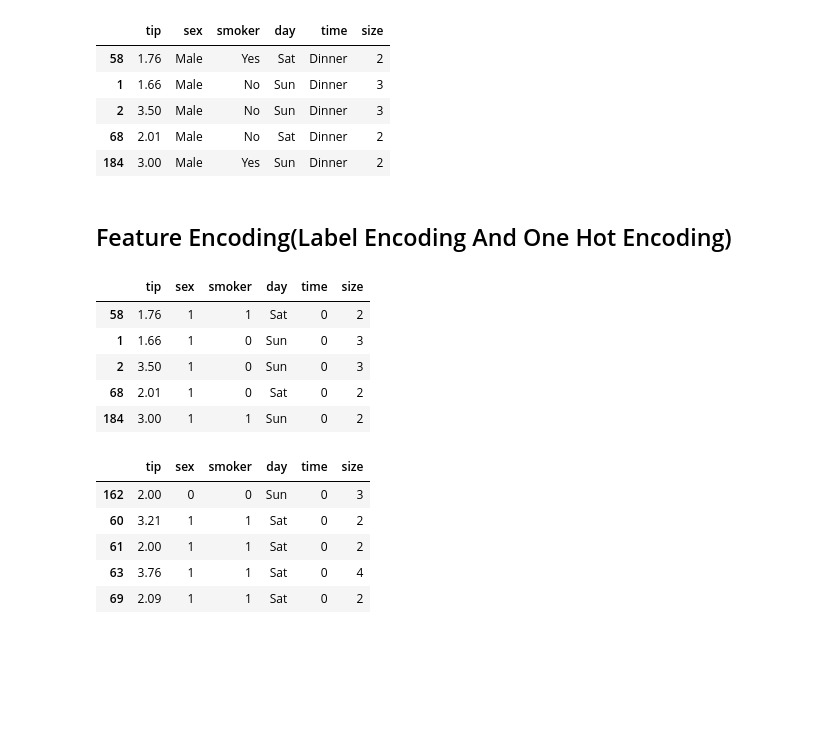
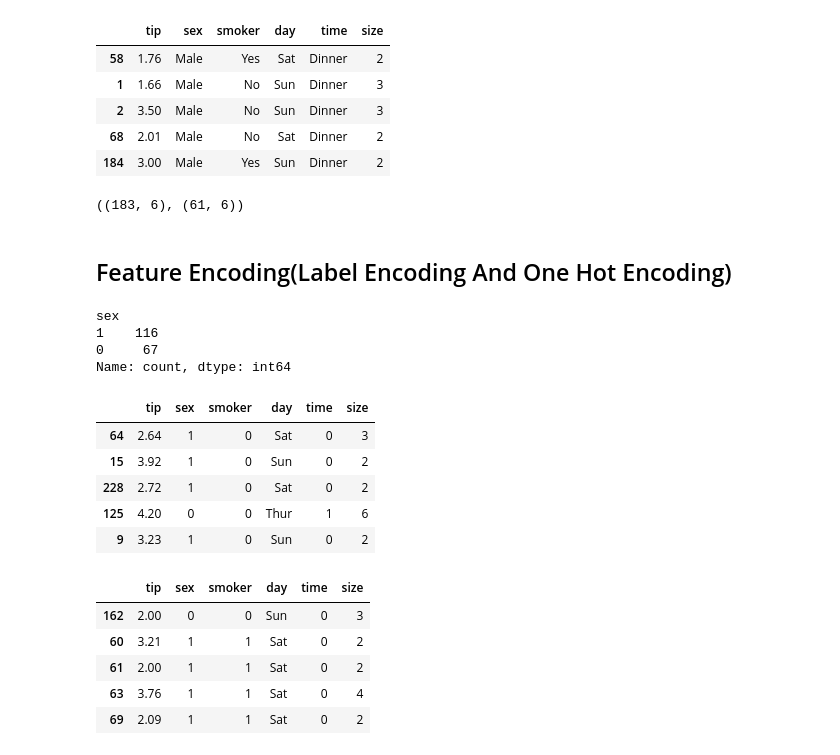
Before and after one commit to ricardorm10/Complete-Data-Science-With-Machine-Learning-And-NLP-2024, a Jupyter notebook: 7-SVM/Practicals/Support Vector Regression Implementation.ipynb, the cells around one changed output. Saved outputs shown, nothing was run; the diff lists cells and outputs as text; code cells hidden in the pictures; blank space fills up the shorter version.

```diff
--- a/7-SVM/Practicals/Support Vector Regression Implementation.ipynb
+++ b/7-SVM/Practicals/Support Vector Regression Implementation.ipynb
@@ -66,0 +70,4 @@ y=df['total_bill']
+# %%
+# Split the data into X and y
+X = df.iloc[:, 1:]
+y = df.iloc[:, 0]
@@ -77,7 +107,16 @@ X_train.head()
 | 2 | 3.50 | Male | No | Sun | Dinner | 3 |
 | 68 | 2.01 | Male | No | Sat | Dinner | 2 |
 | 184 | 3.00 | Male | Yes | Sun | Dinner | 2 |
+# %%
+X_train.shape, X_test.shape
+# %% [output]
+((183, 6), (61, 6))
 # %% [markdown]
 ## Feature Encoding(Label Encoding And One Hot Encoding)
 # %%
 from sklearn.preprocessing import LabelEncoder
+
+# Encode the categorical variables
+label_encoder_1 = LabelEncoder()
+label_encoder_2 = LabelEncoder()
+label_encoder_3 = LabelEncoder()
@@ -88,16 +123,22 @@ le3=LabelEncoder()
 # %%
-import warnings
-warnings.filterwarnings('ignore')
-X_train['sex']=le1.fit_transform(X_train['sex'])
-X_train['smoker']=le2.fit_transform(X_train['smoker'])
-X_train['time']=le3.fit_transform(X_train['time'])
+# Fit and transform the training data
+X_train['sex'] = label_encoder_1.fit_transform(X_train['sex'])
+X_train['smoker'] = label_encoder_2.fit_transform(X_train['smoker'])
+X_train['time'] = label_encoder_3.fit_transform(X_train['time'])
+# %%
+X_train['sex'].value_counts()
+# %% [output]
+sex
+1    116
+0     67
+Name: count, dtype: int64
 # %%
-X_train.head()
+X_train.tail()
 # %% [output]
 |  | tip | sex | smoker | day | time | size |
-| 58 | 1.76 | 1 | 1 | Sat | 0 | 2 |
-| 1 | 1.66 | 1 | 0 | Sun | 0 | 3 |
-| 2 | 3.50 | 1 | 0 | Sun | 0 | 3 |
-| 68 | 2.01 | 1 | 0 | Sat | 0 | 2 |
-| 184 | 3.00 | 1 | 1 | Sun | 0 | 2 |
+| 64 | 2.64 | 1 | 0 | Sat | 0 | 3 |
+| 15 | 3.92 | 1 | 0 | Sun | 0 | 2 |
+| 228 | 2.72 | 1 | 0 | Sat | 0 | 2 |
+| 125 | 4.20 | 0 | 0 | Thur | 1 | 6 |
+| 9 | 3.23 | 1 | 0 | Sun | 0 | 2 |
 # %%
```
Also changed, not shown: parts of 36 cells of this notebook.
